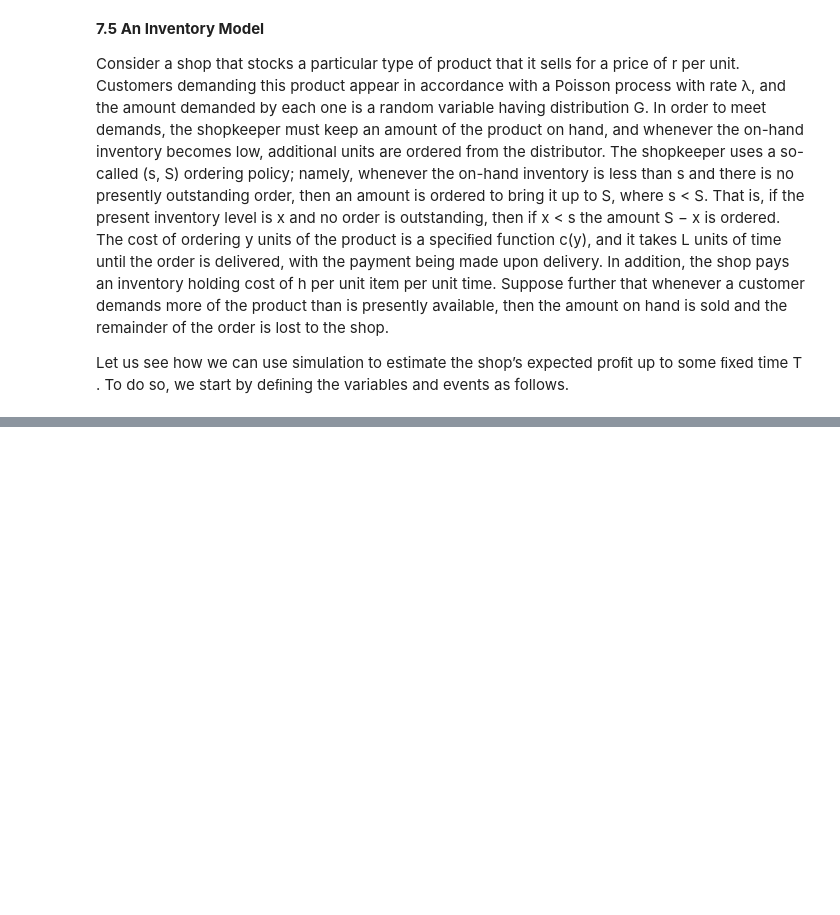
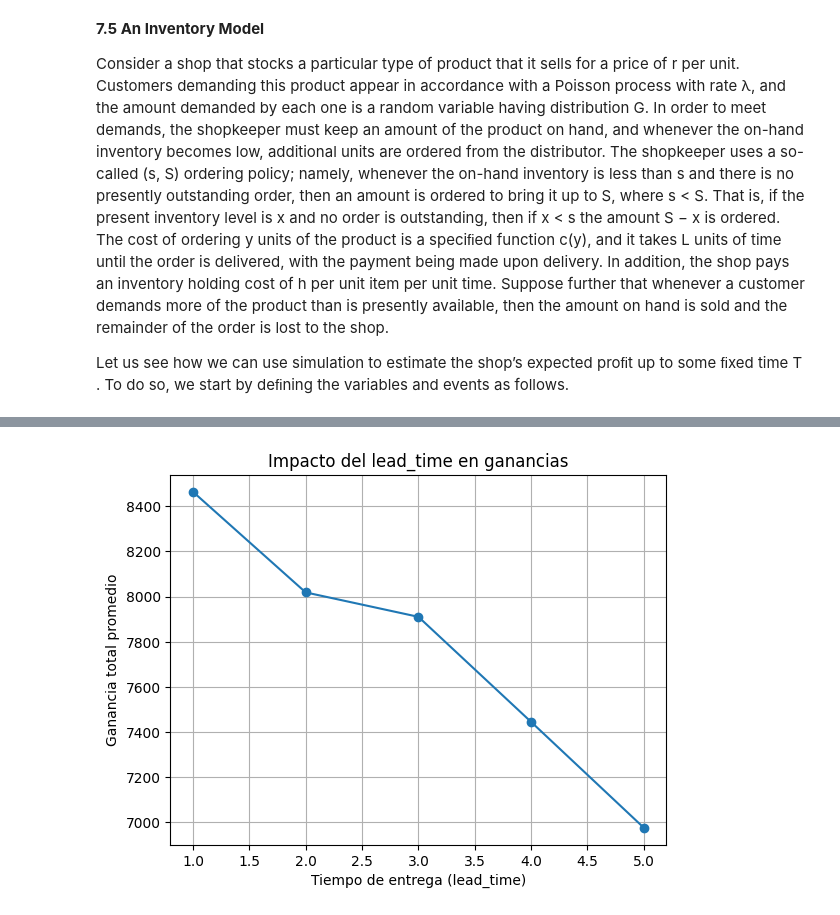
Before and after one commit to gaboCiber/Inventory_Stock, a Jupyter notebook: inventory.ipynb, the cells around one changed output, grey strips where cells are left out. Cells and saved outputs as stored; diff of their text form; code cells hidden in the pictures; blank space fills up the shorter version.

```diff
--- a/inventory.ipynb
+++ b/inventory.ipynb
@@ -326,0 +419,20 @@ for i in results:
+# %%
+lead_times = range(1, 6)
+profits_vs_leadtime = []
+
+for lt in lead_times:
+    modified_config = [dict(p) for p in products_config]  # Copia profunda
+    for p in modified_config:
+        p["lead_time"] = lt
+
+    results = run_multi_product_simulation(modified_config, n_simulations=100)
+    profits_vs_leadtime.append(np.mean(results['total_profit']))
+
+plt.plot(lead_times, profits_vs_leadtime, marker='o')
+plt.xlabel('Tiempo de entrega (lead_time)')
+plt.ylabel('Ganancia total promedio')
+plt.title('Impacto del lead_time en ganancias')
+plt.grid()
+plt.show()
+# %% [output]
+[figure, added]
```
Also changed, not shown: parts of 16 cells of this notebook.
